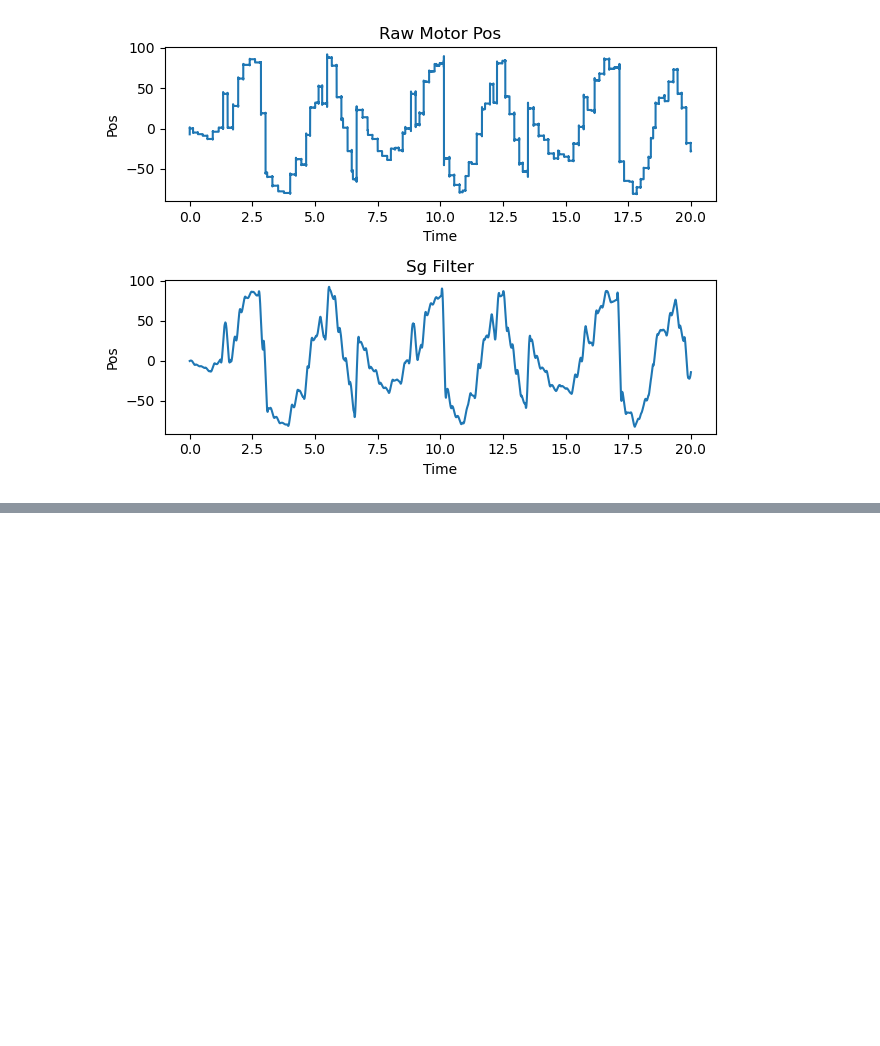
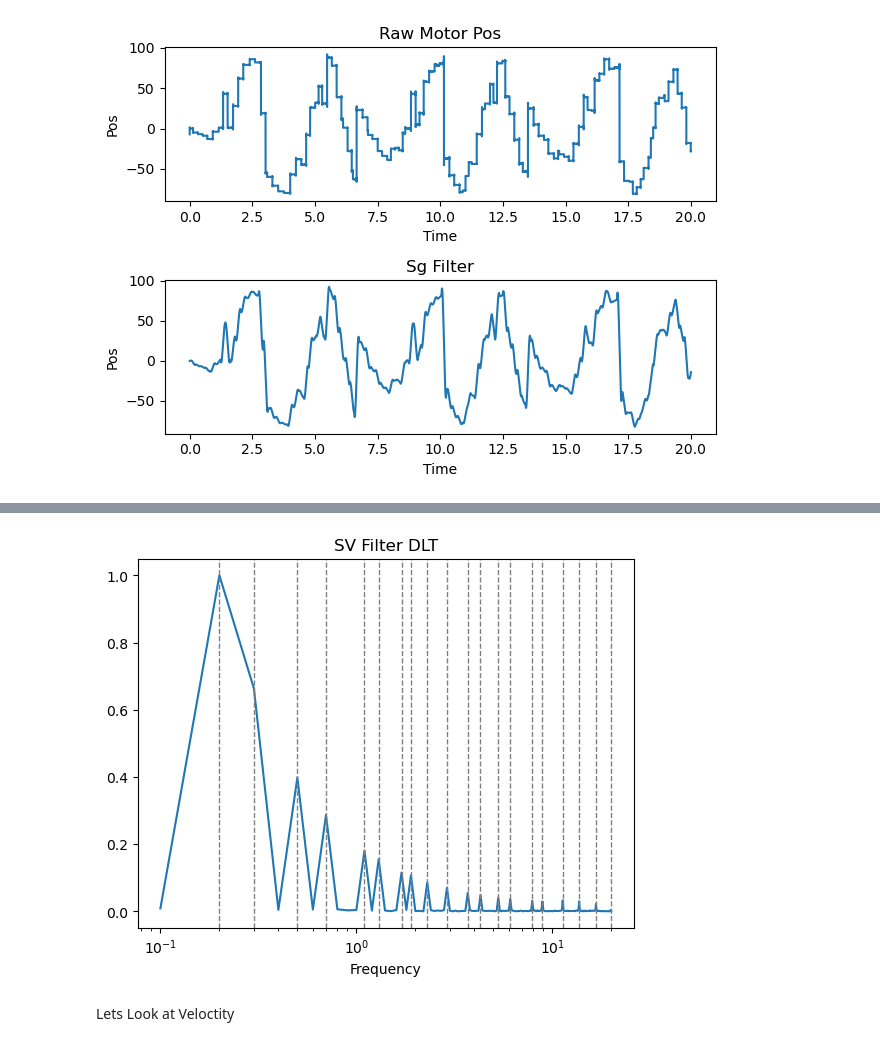
Before and after one commit to d05hna/FatMoths, a Jupyter notebook: stim.ipynb, the cells around one changed output, grey strips where cells are left out. Drawn from its saved outputs; the diff is of its cells as text; code cells hidden in the pictures; blank space fills up the shorter version.

```diff
--- a/stim.ipynb
+++ b/stim.ipynb
@@ -90,0 +110,16 @@ plt.show()
+# %%
+sgxm,sgxf = for_range(sgx,300,[0,20])
+sgxm = sgxm[1:] /np.max(sgxm[1:])
+sgxf = sgxf[1:]
+# %%
+plt.semilogx(sgxf,sgxm)
+for p in freqs:
+    plt.axvline(x = p,color="gray",linestyle="--",linewidth=1)
+plt.title("SV Filter DLT")
+plt.xlabel("Frequency")
+plt.savefig("SVDLT.png")
+plt.show()
+# %% [output]
+[figure, added]
+# %% [markdown]
+Lets Look at Veloctity
```
Also changed, not shown: parts of 9 cells of this notebook, 1 other file.
